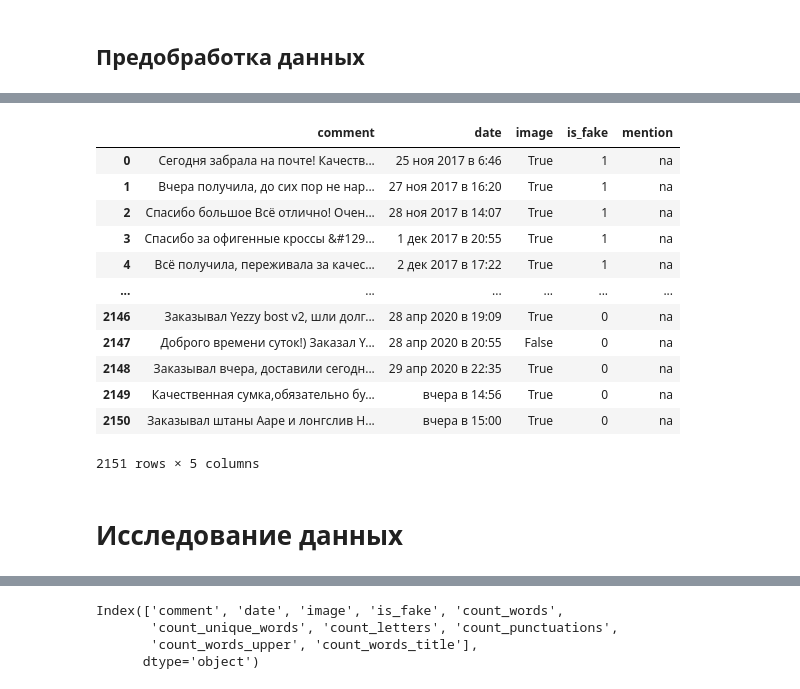
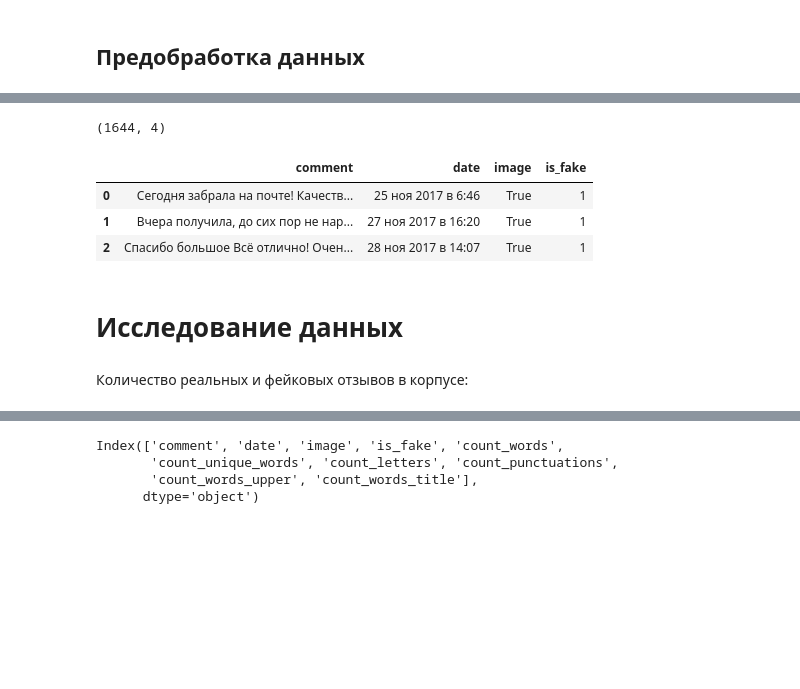
Before and after one commit to Tuylenen/FraudulentReviews, a Jupyter notebook: Курсовая.ipynb, the cells around one changed output, grey strips where cells are left out. Saved outputs shown, nothing was run; the diff lists cells and outputs as text; code cells hidden in the pictures; blank space fills up the shorter version.

```diff
--- a/Курсовая.ipynb
+++ b/Курсовая.ipynb
@@ -156,0 +189,2 @@ df['comment'] = df['comment'].apply(clean_str)
+# %%
+indxs = df[df.comment.str.contains("\?", na=False)].index
@@ -157,22 +195,8 @@ df['comment'] = df['comment'].apply(clean_str)
+# %%
+df = df.drop(df.index[indxs])
 # %%
-df = df[df.comment.notna()]
+# удаляем вхождения с вопросами
+
 df = df.drop(df.columns[[0]], axis=1)
+
 df.to_csv('out.csv', encoding='utf-8-sig')
-# %%
-df = pd.read_csv('out.csv')
-df = df.drop(df.columns[[0]], axis=1)
-df
-# %% [output]
-|  | comment | date | image | is_fake | mention |
-| 0 | Сегодня забрала на почте! Качеств... | 25 ноя 2017 в 6:46 | True | 1 | na |
-| 1 | Вчера получила, до сих пор не нар... | 27 ноя 2017 в 16:20 | True | 1 | na |
-| 2 | Спасибо большое Всё отлично! Очен... | 28 ноя 2017 в 14:07 | True | 1 | na |
-| 3 | Спасибо за офигенные кроссы &#129... | 1 дек 2017 в 20:55 | True | 1 | na |
-| 4 | Всё получила, переживала за качес... | 2 дек 2017 в 17:22 | True | 1 | na |
-| ... | ... | ... | ... | ... | ... |
-| 2146 | Заказывал Yezzy bost v2, шли долг... | 28 апр 2020 в 19:09 | True | 0 | na |
-| 2147 | Доброго времени суток!) Заказал Y... | 28 апр 2020 в 20:55 | False | 0 | na |
-| 2148 | Заказывал вчера, доставили сегодн... | 29 апр 2020 в 22:35 | True | 0 | na |
-| 2149 | Качественная сумка,обязательно бу... | вчера в 14:56 | True | 0 | na |
-| 2150 | Заказывал штаны Aape и лонгслив H... | вчера в 15:00 | True | 0 | na |
-2151 rows × 5 columns
@@ -182,5 +203,18 @@ df = df.reset_index().drop(['mention', 'index'], axis=1)
+# %%
+df.shape
+# %% [output]
+(1644, 4)
+# %%
+df.head(3)
+# %% [output]
+|  | comment | date | image | is_fake |
+| 0 | Сегодня забрала на почте! Качеств... | 25 ноя 2017 в 6:46 | True | 1 |
+| 1 | Вчера получила, до сих пор не нар... | 27 ноя 2017 в 16:20 | True | 1 |
+| 2 | Спасибо большое Всё отлично! Очен... | 28 ноя 2017 в 14:07 | True | 1 |
 # %% [markdown]
 # Исследование данных
+# %% [markdown]
+Количество реальных и фейковых отзывов в корпусе:
 # %%
 df['is_fake'].value_counts()
 # %% [output]
```
Also changed, not shown: parts of 118 cells of this notebook.
